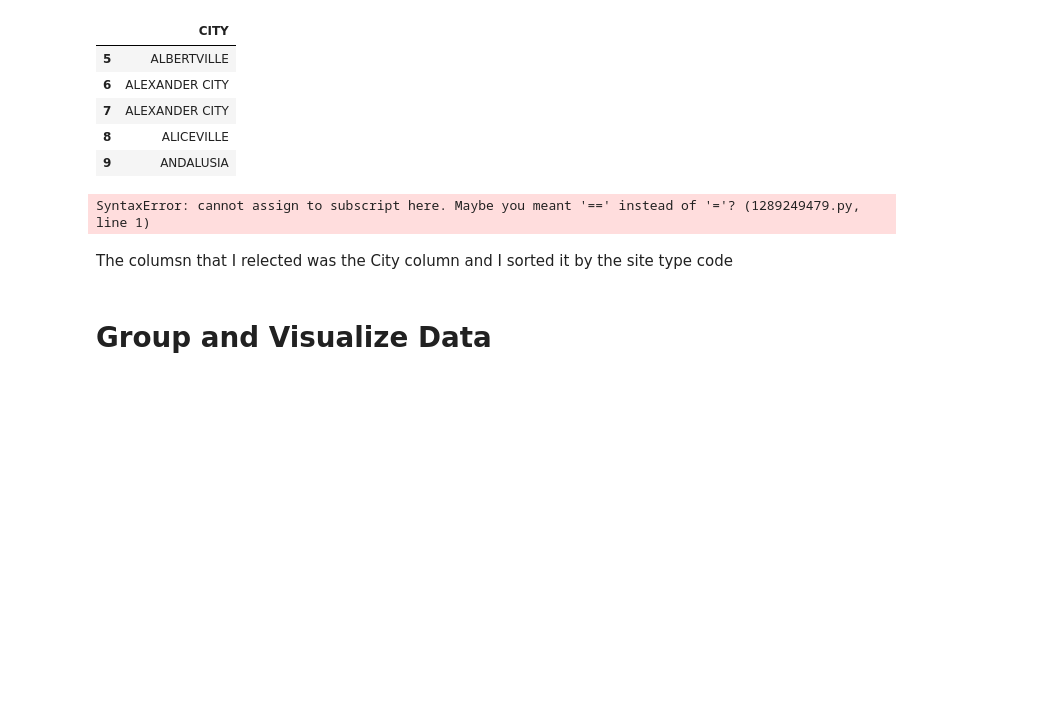
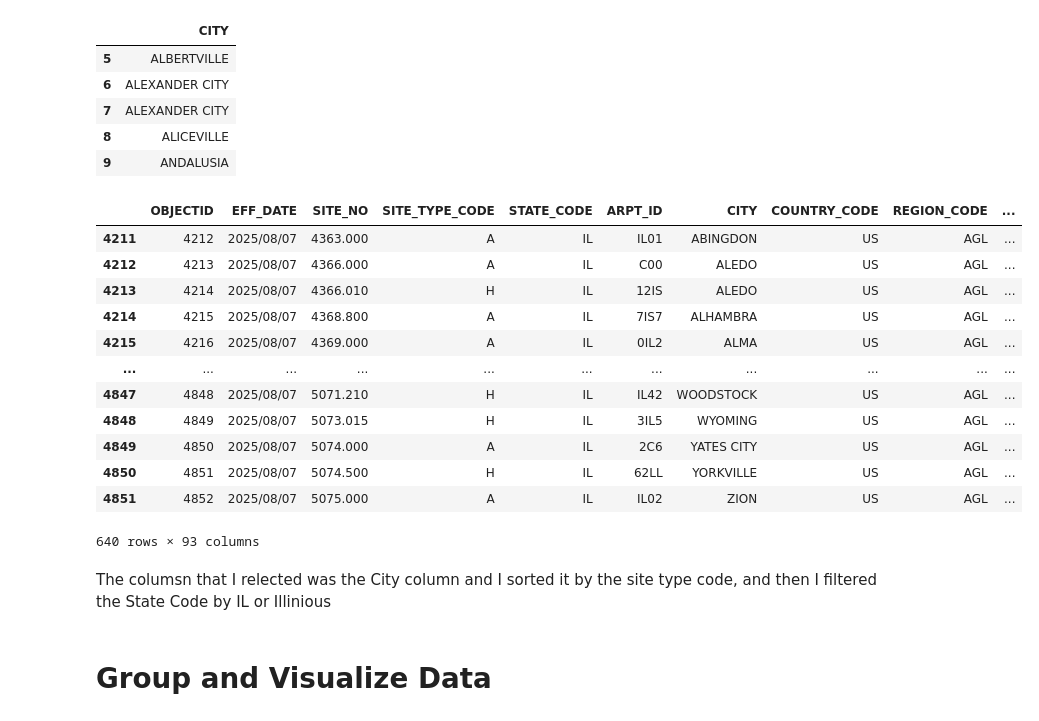
Before and after one commit to AberGA1824/IA340, a Jupyter notebook: lab2.ipynb, the cells around one changed output. Drawn from its saved outputs; the diff is of its cells as text; code cells hidden in the pictures; blank space fills up the shorter version.

```diff
--- a/lab2.ipynb
+++ b/lab2.ipynb
@@ -157,11 +157,23 @@ df[5:10]
 | 8 | ALICEVILLE |
 | 9 | ANDALUSIA |
 # %%
-df[df['STATE_CODE']=IL]
+df[df['STATE_CODE']=='IL']
 # %% [output]
+|  | OBJECTID | EFF_DATE | SITE_NO | SITE_TYPE_CODE | STATE_CODE | ARPT_ID | CITY | COUNTRY_CODE | REGION_CODE | ... |
+| 4211 | 4212 | 2025/08/07 | 4363.000 | A | IL | IL01 | ABINGDON | US | AGL | ... |
+| 4212 | 4213 | 2025/08/07 | 4366.000 | A | IL | C00 | ALEDO | US | AGL | ... |
+| 4213 | 4214 | 2025/08/07 | 4366.010 | H | IL | 12IS | ALEDO | US | AGL | ... |
+| 4214 | 4215 | 2025/08/07 | 4368.800 | A | IL | 7IS7 | ALHAMBRA | US | AGL | ... |
+| 4215 | 4216 | 2025/08/07 | 4369.000 | A | IL | 0IL2 | ALMA | US | AGL | ... |
+| ... | ... | ... | ... | ... | ... | ... | ... | ... | ... | ... |
+| 4847 | 4848 | 2025/08/07 | 5071.210 | H | IL | IL42 | WOODSTOCK | US | AGL | ... |
+| 4848 | 4849 | 2025/08/07 | 5073.015 | H | IL | 3IL5 | WYOMING | US | AGL | ... |
+| 4849 | 4850 | 2025/08/07 | 5074.000 | A | IL | 2C6 | YATES CITY | US | AGL | ... |
+| 4850 | 4851 | 2025/08/07 | 5074.500 | H | IL | 62LL | YORKVILLE | US | AGL | ... |
+| 4851 | 4852 | 2025/08/07 | 5075.000 | A | IL | IL02 | ZION | US | AGL | ... |
-SyntaxError: cannot assign to subscript here. Maybe you meant '==' instead of '='? (1289249479.py, line 1)
+640 rows × 93 columns
 # %% [markdown]
-The columsn that I relected was the City column and I sorted it by the site type code
+The columsn that I relected was the City column and I sorted it by the site type code, and then I filtered the State Code by IL or Illinious
 # %% [markdown]
 # Group and Visualize Data
 # %%
```
Also changed, not shown: parts of 6 cells of this notebook.
